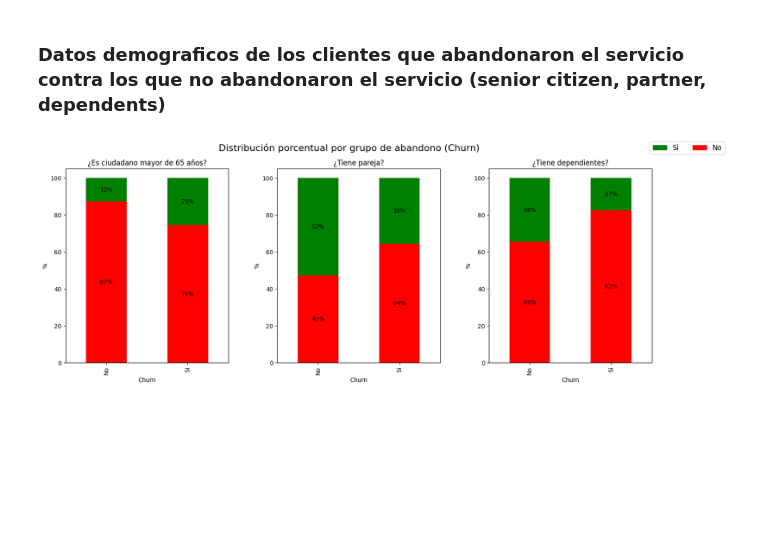
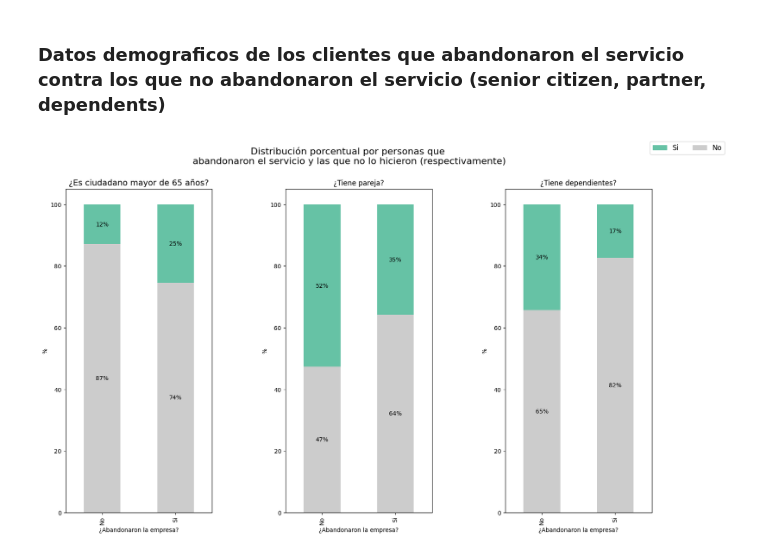
Before and after one commit to ErikGzz03TEC/Challenge_Telecom_X, a Jupyter notebook: Challenge_Telecom.ipynb, the cells around one changed output. Drawn from its saved outputs; the diff is of its cells as text; code cells hidden in the pictures; blank space fills up the shorter version.

```diff
--- a/Challenge_Telecom.ipynb
+++ b/Challenge_Telecom.ipynb
@@ -150,7 +155,7 @@ np.int64(0)
 columnas_str = ['SeniorCitizen']
 columnas_float = ['Charges.Total']
 df[columnas_str] = df[columnas_str].astype(str)
-df[columnas_float] = df[columnas_float].replace(' ', np.nan).astype(float)
+df[columnas_float] = df[columnas_float].astype(float)
 # %%
 df.info()
 # %% [output]
@@ -312,0 +345,17 @@ df_churn_no.describe()
+# %%
+fig, axs = plt.subplots(2,4, figsize = (12,6))
+fig.subplots_adjust(hspace= 0.75, wspace=0.5)
+fig.suptitle('Diagramas de cajas de variables numéricas por abandono del servicio', fontsize=18, y= 1.05)
+fig.text(0.5, 0.95, 'Personas que abandonaron la empresa', ha='center', fontsize=12)
+fig.text(0.5, 0.45, 'Personas que NO abandonaron la empresa', ha='center', fontsize=12)
+
+variables = ['tenure','Cuentas_diarias', 'Charges.Monthly','Charges.Total']
+
+for i, var in enumerate(variables):
+    axs[0, i].boxplot(df_churn_yes[var])
+    axs[0, i].set_title(var)
+
+    axs[1, i].boxplot(df_churn_no[var])
+    axs[1, i].set_title(var)
+
+plt.show()
@@ -346,45 +411,50 @@ def add_labels(ax, df):
     for i, row in enumerate(df.values):
         cumulative = 0
         for j, val in enumerate(row):
             if val > 0:
                 label = f"{int(val)}%"
                 ax.text(i, cumulative + val / 2, label, ha='center', va='center', fontsize=10)
                 cumulative += val
 
 senior_pct = get_stacked_percentage('SeniorCitizen')
 partner_pct = get_stacked_percentage('Partner')
 dependents_pct = get_stacked_percentage('Dependents')
+phone_service_pct = get_stacked_percentage('PhoneService')
+internt_service_pct = get_stacked_percentage('InternetService')
 
-color_dicts = {
-    'Categorical_Yes_No': {'Si': 'green', 'No': 'red'},}
+color_dicts_yes_no = {
+    'Categorical_Yes_No': {'Si': '#66C2A5', 'No': '#CCCCCC'},}
 
-fig, axs = plt.subplots(1, 3, figsize=(18, 6))
-fig.subplots_adjust(wspace=0.3)
-fig.suptitle('Distribución porcentual por grupo de abandono (Churn)', fontsize=16)
+fig, axs = plt.subplots(1, 3, figsize=(18, 10))
+fig.suptitle('Distribución porcentual por personas que \nabandonaron el servicio y las que no lo hicieron (respectivamente)', fontsize=16)
 legend_patches = [
-    mpatches.Patch(color='green', label='Si'),
-    mpatches.Patch(color='red', label='No')
+    mpatches.Patch(color='#66C2A5', label='Si'),
+    mpatches.Patch(color='#CCCCCC', label='No')
 ]
-
 fig.legend(handles= legend_patches, loc = 'upper right', ncol = 2, fontsize = 12)
 
-senior_pct.plot(kind='bar', stacked=True, ax=axs[0], color=[color_dicts['Categorical_Yes_No'][x] for x in senior_pct.columns], legend= False)
-axs[0].set_title('¿Es ciudadano mayor de 65 años?')
-axs[0].set_ylabel('%')
+fig.subplots_adjust(wspace=0.5, hspace= 1)
+
+
+senior_pct.plot(kind='bar', stacked=True, ax=axs[0], color=[color_dicts_yes_no['Categorical_Yes_No'][x] for x in senior_pct.columns], legend= False)
+axs[0].set_title('¿Es ciudadano mayor de 65 años?', fontsize = 14)
+axs[0].set_ylabel('%', fontsize = 10)
+axs[0].set_xlabel('¿Abandonaron la empresa?', fontsize = 10)
 add_labels(axs[0], senior_pct)
 
-partner_pct.plot(kind='bar', stacked=True, ax=axs[1], color=[color_dicts['Categorical_Yes_No'][x] for x in partner_pct.columns], legend= False)
+partner_pct.plot(kind='bar', stacked=True, ax=axs[1], color=[color_dicts_yes_no['Categorical_Yes_No'][x] for x in partner_pct.columns], legend= False)
 axs[1].set_title('¿Tiene pareja?')
 axs[1].set_ylabel('%')
+axs[1].set_xlabel('¿Abandonaron la empresa?', fontsize = 10)
 add_labels(axs[1],partner_pct)
 
 
-dependents_pct.plot(kind='bar', stacked=True, ax=axs[2], color=[color_dicts['Categorical_Yes_No'][x] for x in dependents_pct.columns], legend= False)
+dependents_pct.plot(kind='bar', stacked=True, ax=axs[2], color=[color_dicts_yes_no['Categorical_Yes_No'][x] for x in dependents_pct.columns], legend= False)
 axs[2].set_title('¿Tiene dependientes?')
 axs[2].set_ylabel('%')
+axs[2].set_xlabel('¿Abandonaron la empresa?', fontsize = 10)
 add_labels(axs[2],dependents_pct)
 
-
 plt.show()
 # %% [output]
-[figure, old version]
+[figure, new version]
```
Also changed, not shown: parts of 41 cells of this notebook.
